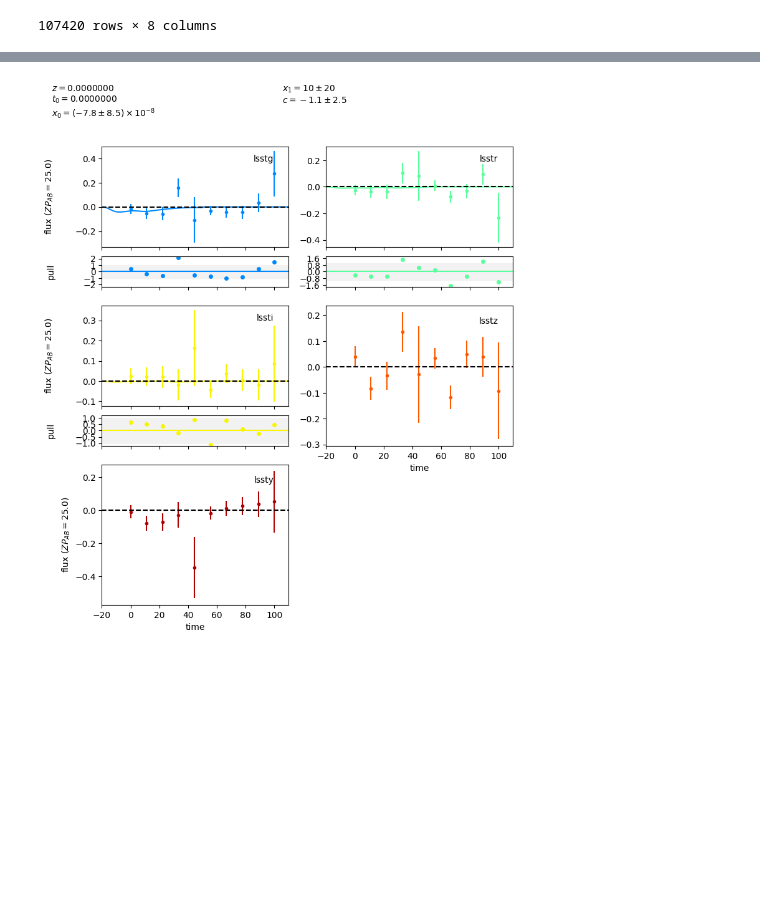
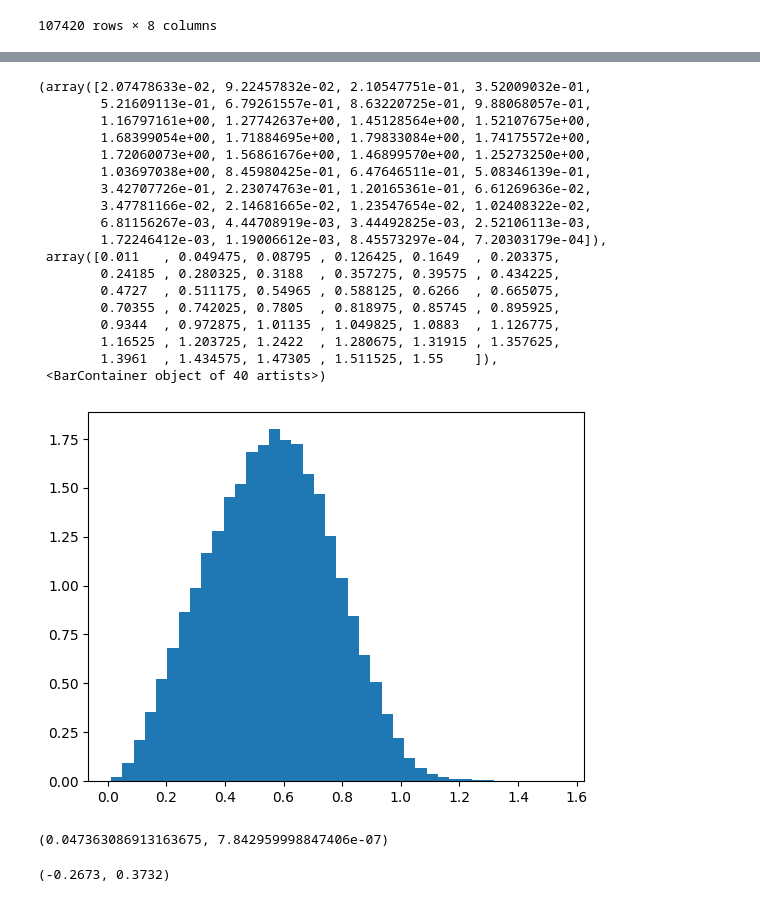
Before and after one commit to asmuzsoy/beams_ext, a Jupyter notebook: fit_many_ibc.ipynb, the cells around one changed output, grey strips where cells are left out. Saved outputs shown, nothing was run; the diff lists cells and outputs as text; code cells hidden in the pictures; blank space fills up the shorter version.

```diff
--- a/fit_many_ibc.ipynb
+++ b/fit_many_ibc.ipynb
@@ -298,4 +302,22 @@ result, fitted_model = sncosmo.fit_lc(
-# %%
-p = sncosmo.plot_lc(lcs[0], model=fitted_model, errors=result.errors)
-# %% [output]
-[figure, removed]
+# %%
+plt.hist(ia_df['true_z'].to_numpy(), bins=40, density=True, label="x1")
+# %% [output]
+(array([2.07478633e-02, 9.22457832e-02, 2.10547751e-01, 3.52009032e-01,
+        5.21609113e-01, 6.79261557e-01, 8.63220725e-01, 9.88068057e-01,
+        1.16797161e+00, 1.27742637e+00, 1.45128564e+00, 1.52107675e+00,
+        1.68399054e+00, 1.71884695e+00, 1.79833084e+00, 1.74175572e+00,
+        1.72060073e+00, 1.56861676e+00, 1.46899570e+00, 1.25273250e+00,
+        1.03697038e+00, 8.45980425e-01, 6.47646511e-01, 5.08346139e-01,
+        3.42707726e-01, 2.23074763e-01, 1.20165361e-01, 6.61269636e-02,
+        3.47781166e-02, 2.14681665e-02, 1.23547654e-02, 1.02408322e-02,
+        6.81156267e-03, 4.44708919e-03, 3.44492825e-03, 2.52106113e-03,
+        1.72246412e-03, 1.19006612e-03, 8.45573297e-04, 7.20303179e-04]),
+ array([0.011   , 0.049475, 0.08795 , 0.126425, 0.1649  , 0.203375,
+        0.24185 , 0.280325, 0.3188  , 0.357275, 0.39575 , 0.434225,
+        0.4727  , 0.511175, 0.54965 , 0.588125, 0.6266  , 0.665075,
+        0.70355 , 0.742025, 0.7805  , 0.818975, 0.85745 , 0.895925,
+        0.9344  , 0.972875, 1.01135 , 1.049825, 1.0883  , 1.126775,
+        1.16525 , 1.203725, 1.2422  , 1.280675, 1.31915 , 1.357625,
+        1.3961  , 1.434575, 1.47305 , 1.511525, 1.55    ]),
+ <BarContainer object of 40 artists>)
+[figure, added]
@@ -301,0 +327,8 @@ p = sncosmo.plot_lc(lcs[0], model=fitted_model, errors=result.errors)
+# %%
+get_x0(np.min(ia_df['salt2_mb'].to_numpy())), get_x0(np.max(ia_df['salt2_mb'].to_numpy()))
+# %% [output]
+(0.047363086913163675, 7.842959998847406e-07)
+# %%
+np.min(ia_df['salt2_color'].to_numpy()), np.max(ia_df['salt2_color'].to_numpy())
+# %% [output]
+(-0.2673, 0.3732)
```
Also changed, not shown: parts of 19 cells of this notebook.
